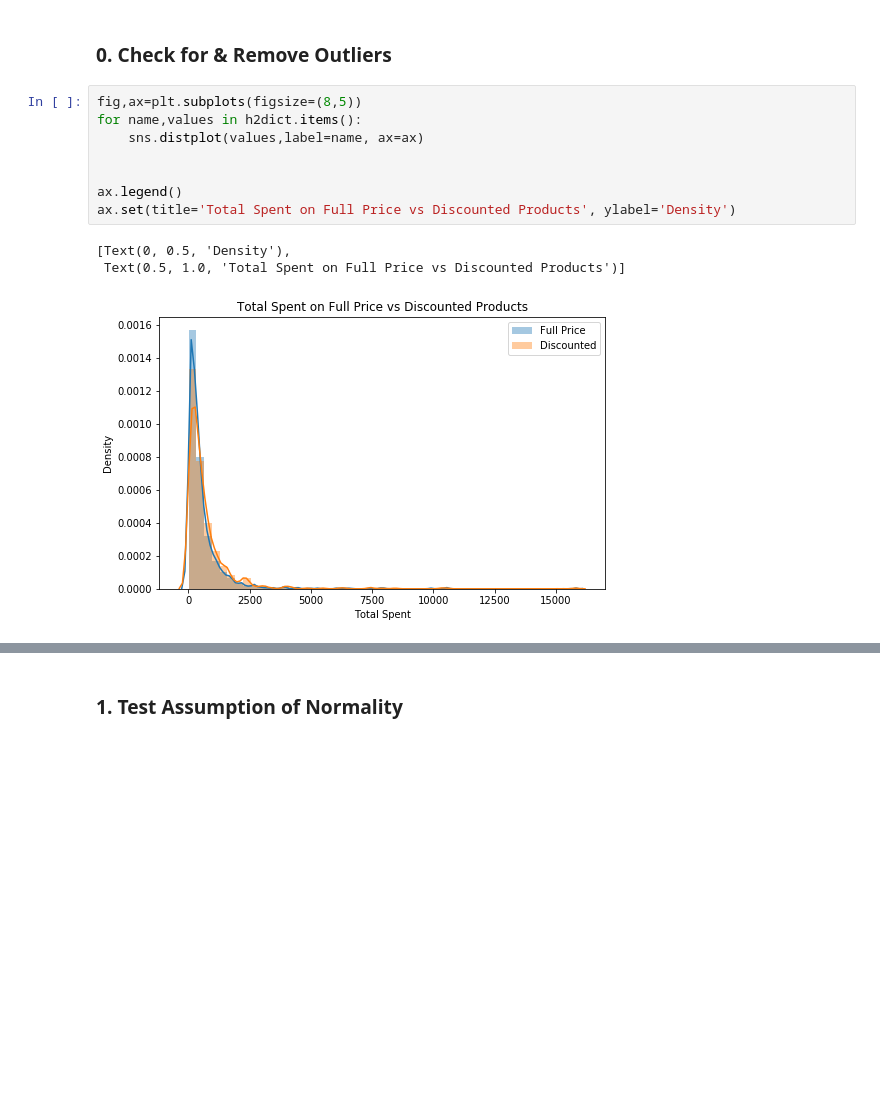
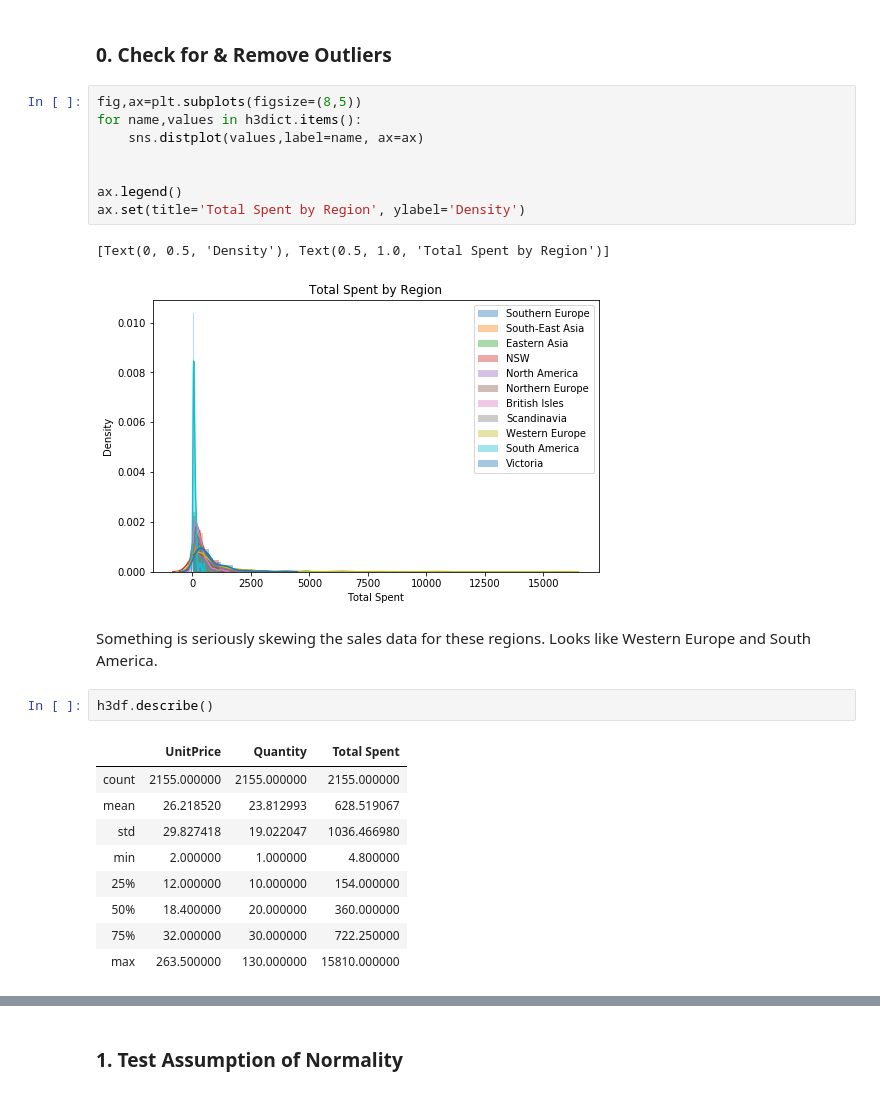
Before and after one commit to alexanderjohnny/hypothesis_testing_workflow_python, a Jupyter notebook: ALEX_BEAT_student.ipynb, the cells around one changed output, grey strips where cells are left out. Cells and saved outputs as stored; diff of their text form; blank space fills up the shorter version.

```diff
--- a/ALEX_BEAT_student.ipynb
+++ b/ALEX_BEAT_student.ipynb
@@ -926,14 +972,27 @@ Independent t-test (2-sample)
 ### 0. Check for & Remove Outliers
 # %%
 fig,ax=plt.subplots(figsize=(8,5))
-for name,values in h2dict.items():
+for name,values in h3dict.items():
     sns.distplot(values,label=name, ax=ax)
 
 
 ax.legend()
-ax.set(title='Total Spent on Full Price vs Discounted Products', ylabel='Density')
+ax.set(title='Total Spent by Region', ylabel='Density')
 # %% [output]
-[Text(0, 0.5, 'Density'),
- Text(0.5, 1.0, 'Total Spent on Full Price vs Discounted Products')]
+[Text(0, 0.5, 'Density'), Text(0.5, 1.0, 'Total Spent by Region')]
-[figure, old version]
+[figure, new version]
+# %% [markdown]
+Something is seriously skewing the sales data for these regions. Looks like Western Europe and South America.
+# %%
+h3df.describe()
+# %% [output]
+|  | UnitPrice | Quantity | Total Spent |
+| count | 2155.000000 | 2155.000000 | 2155.000000 |
+| mean | 26.218520 | 23.812993 | 628.519067 |
+| std | 29.827418 | 19.022047 | 1036.466980 |
+| min | 2.000000 | 1.000000 | 4.800000 |
+| 25% | 12.000000 | 10.000000 | 154.000000 |
+| 50% | 18.400000 | 20.000000 | 360.000000 |
+| 75% | 32.000000 | 30.000000 | 722.250000 |
+| max | 263.500000 | 130.000000 | 15810.000000 |
 # %%
```
Also changed, not shown: parts of 27 cells of this notebook.
